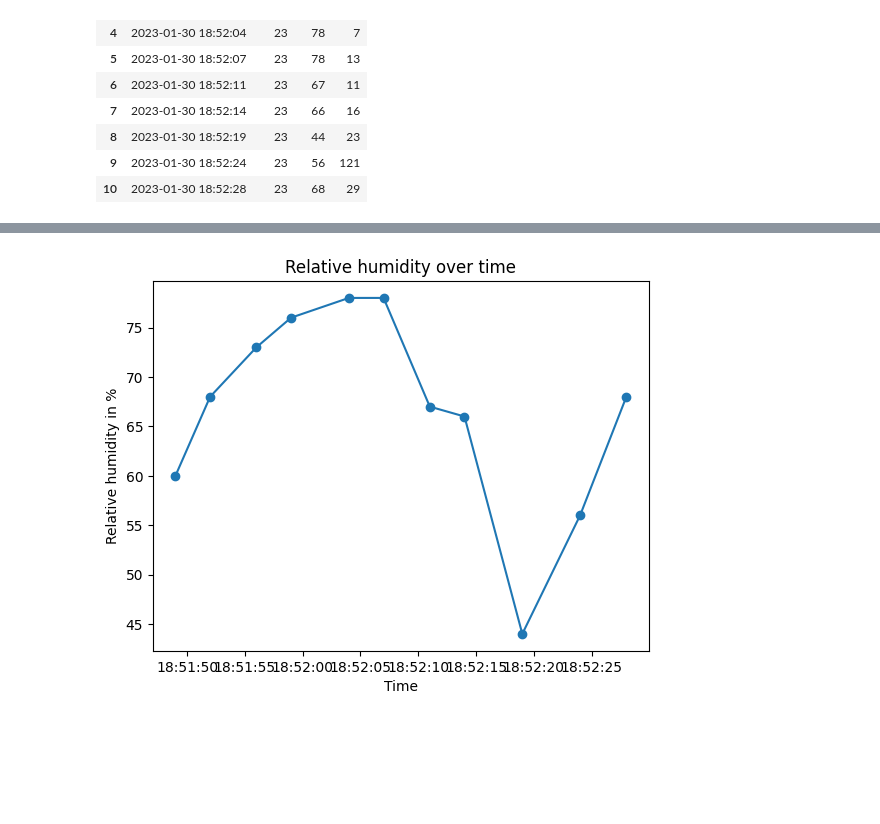
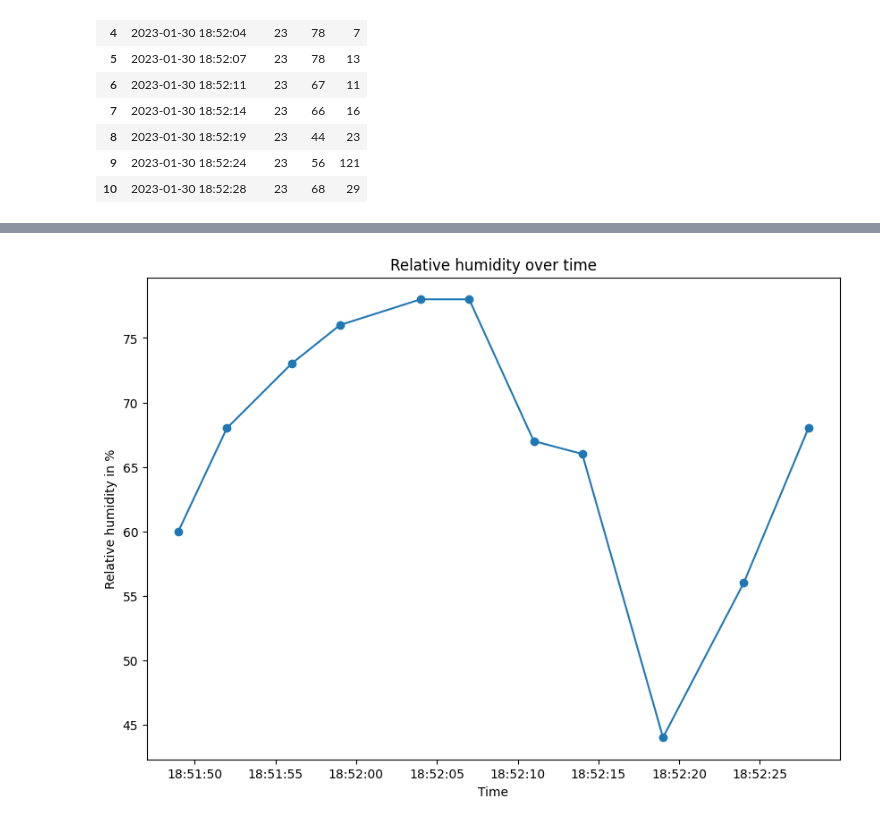
Before and after one commit to xdf8/idb, a Jupyter notebook: data_analysis.ipynb, the cells around one changed output, grey strips where cells are left out. Saved outputs shown, nothing was run; the diff lists cells and outputs as text; code cells hidden in the pictures; blank space fills up the shorter version.

```diff
--- a/data_analysis.ipynb
+++ b/data_analysis.ipynb
@@ -47,10 +48,11 @@ plt.show()
 # %%
+plt.figure(figsize=(10, 7))
 plt.scatter(x = df['time'], y = df['hum'])
 plt.plot(df['time'], df['hum'])
 plt.title('Relative humidity over time')
 plt.xlabel('Time')
 plt.ylabel('Relative humidity in %')
 plt.show()
 # %% [output]
-[figure, old version]
+[figure, new version]
 # %%
```
Also changed, not shown: parts of 2 cells of this notebook.
